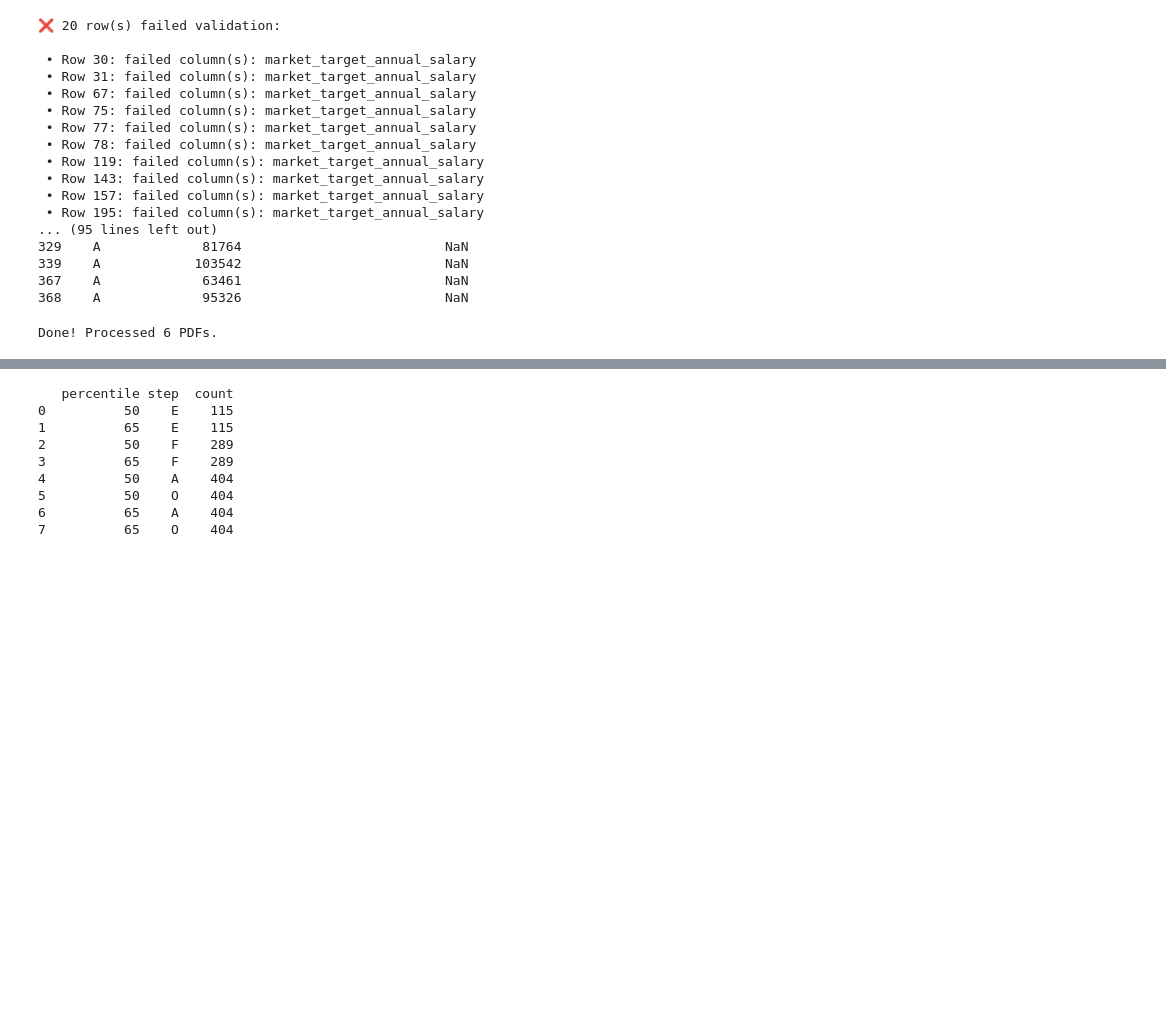
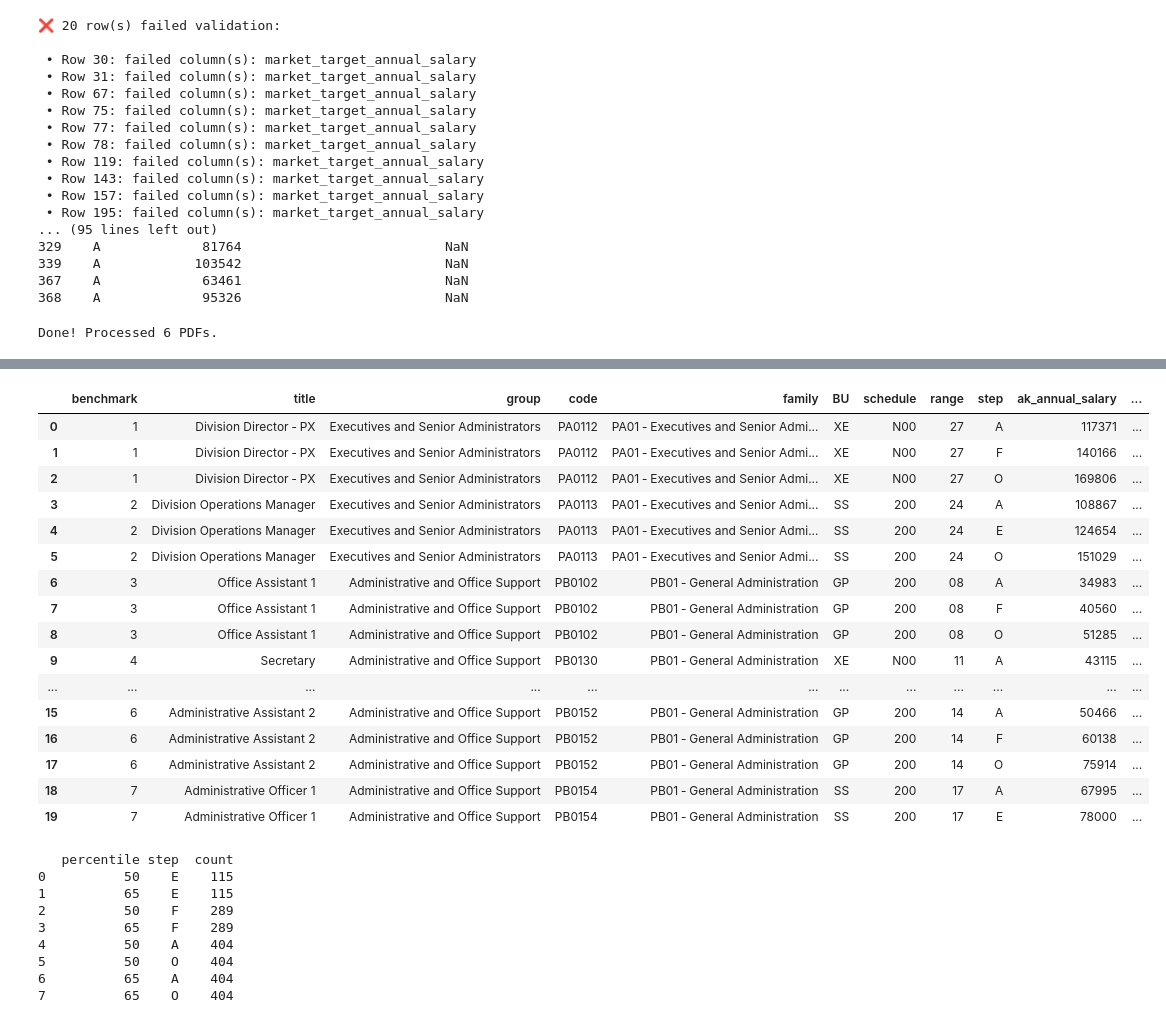
Before and after one commit to daveskoster/AK_Salary_Study, a Jupyter notebook: extract_data.ipynb, the cells around one changed output, grey strips where cells are left out. Saved outputs shown, nothing was run; the diff lists cells and outputs as text; code cells hidden in the pictures; blank space fills up the shorter version.

```diff
--- a/extract_data.ipynb
+++ b/extract_data.ipynb
@@ -504,6 +504,28 @@ df65 = full[full['percentile'] == 65].copy()
 # 3) compute nearest_range only on those rows
 df65['nearest_range'] = df65.apply(find_nearest_range, axis=1)
 
+# rename first
+df65 = df65.rename(columns={'range': 'original_range'})
+
+# coerce non‑numbers → NaN
+df65['original_range'] = pd.to_numeric(
+    df65['original_range'],
+    errors='coerce'
+)
+
+# inspect any bad rows
+bad = df65[df65['original_range'].isna()]
+print("Non‑numeric original_range:", bad)
+
+# drop those rows
+df65 = df65.dropna(subset=['original_range']).copy()
+
+# safely cast to int
+df65['original_range'] = df65['original_range'].astype(int)
+
+# compute change
+df65['range_change'] = df65['nearest_range'] - df65['original_range']
+
 df65 = df65.sort_values(by=['code', 'step']).reset_index(drop=True)
 
 # 5. Export just the 65th‐percentile slice
@@ -512,3 +554,23 @@ df65.to_parquet('full_p65_with_nearest.parquet', index=False)
+# %%
+df65.head(20)
+# %% [output]
+|  | benchmark | title | group | code | family | BU | schedule | range | step | ak_annual_salary | ... |
+| 0 | 1 | Division Director ‐ PX | Executives and Senior Administrators | PA0112 | PA01 ‐ Executives and Senior Admi... | XE | N00 | 27 | A | 117371 | ... |
+| 1 | 1 | Division Director ‐ PX | Executives and Senior Administrators | PA0112 | PA01 ‐ Executives and Senior Admi... | XE | N00 | 27 | F | 140166 | ... |
+| 2 | 1 | Division Director ‐ PX | Executives and Senior Administrators | PA0112 | PA01 ‐ Executives and Senior Admi... | XE | N00 | 27 | O | 169806 | ... |
+| 3 | 2 | Division Operations Manager | Executives and Senior Administrators | PA0113 | PA01 ‐ Executives and Senior Admi... | SS | 200 | 24 | A | 108867 | ... |
+| 4 | 2 | Division Operations Manager | Executives and Senior Administrators | PA0113 | PA01 ‐ Executives and Senior Admi... | SS | 200 | 24 | E | 124654 | ... |
+| 5 | 2 | Division Operations Manager | Executives and Senior Administrators | PA0113 | PA01 ‐ Executives and Senior Admi... | SS | 200 | 24 | O | 151029 | ... |
+| 6 | 3 | Office Assistant 1 | Administrative and Office Support | PB0102 | PB01 ‐ General Administration | GP | 200 | 08 | A | 34983 | ... |
+| 7 | 3 | Office Assistant 1 | Administrative and Office Support | PB0102 | PB01 ‐ General Administration | GP | 200 | 08 | F | 40560 | ... |
+| 8 | 3 | Office Assistant 1 | Administrative and Office Support | PB0102 | PB01 ‐ General Administration | GP | 200 | 08 | O | 51285 | ... |
+| 9 | 4 | Secretary | Administrative and Office Support | PB0130 | PB01 ‐ General Administration | XE | N00 | 11 | A | 43115 | ... |
+| ... | ... | ... | ... | ... | ... | ... | ... | ... | ... | ... | ... |
+| 15 | 6 | Administrative Assistant 2 | Administrative and Office Support | PB0152 | PB01 ‐ General Administration | GP | 200 | 14 | A | 50466 | ... |
+| 16 | 6 | Administrative Assistant 2 | Administrative and Office Support | PB0152 | PB01 ‐ General Administration | GP | 200 | 14 | F | 60138 | ... |
+| 17 | 6 | Administrative Assistant 2 | Administrative and Office Support | PB0152 | PB01 ‐ General Administration | GP | 200 | 14 | O | 75914 | ... |
+| 18 | 7 | Administrative Officer 1 | Administrative and Office Support | PB0154 | PB01 ‐ General Administration | SS | 200 | 17 | A | 67995 | ... |
+| 19 | 7 | Administrative Officer 1 | Administrative and Office Support | PB0154 | PB01 ‐ General Administration | SS | 200 | 17 | E | 78000 | ... |
 # %%
 # 1. Compute group‐sizes
 group_counts = (
```
Also changed, not shown: parts of 2 cells of this notebook, 7 other files.
